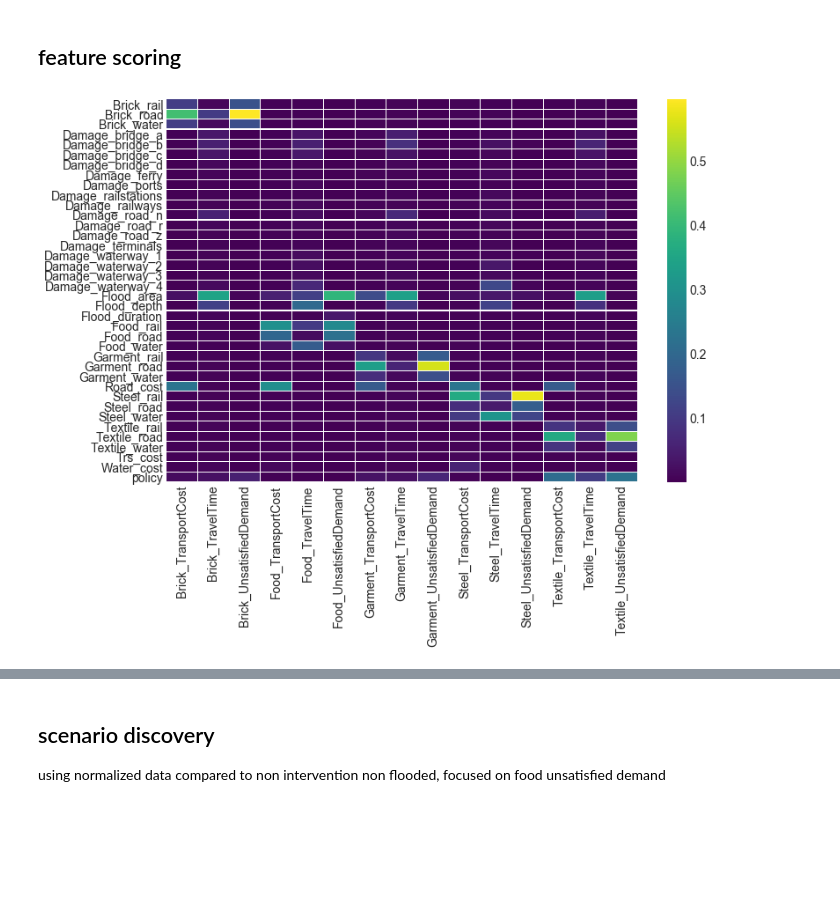
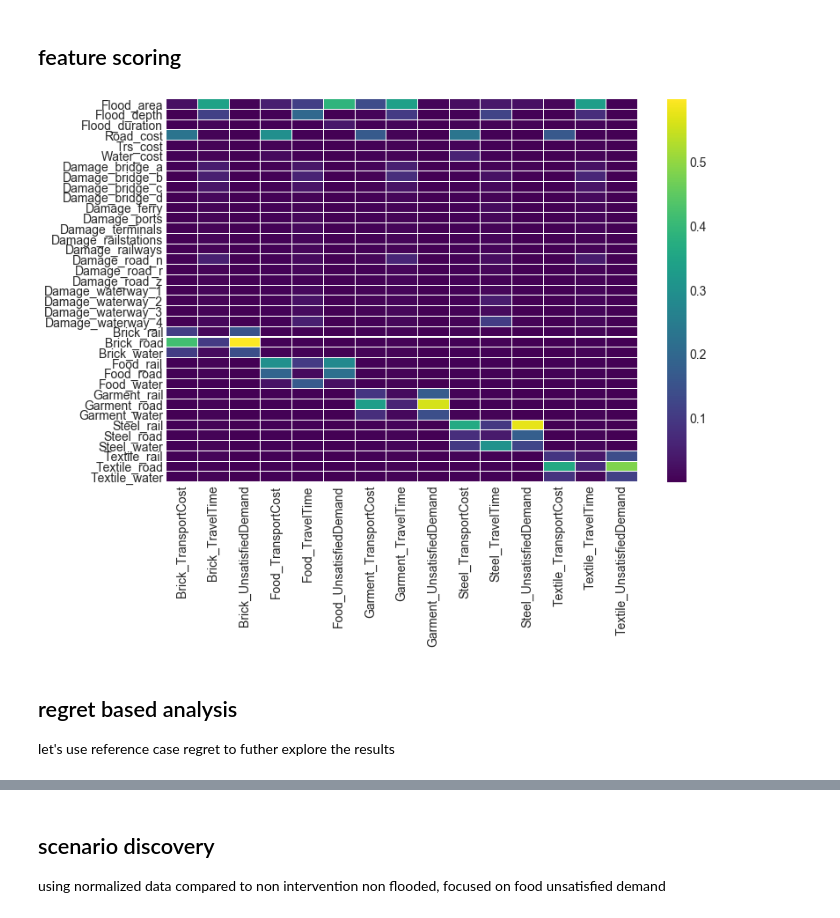
Before and after one commit to quaquel/bangladesh_roadtransport, a Jupyter notebook: simulation_model/analysis.ipynb, the cells around one changed output, grey strips where cells are left out. Saved outputs shown, nothing was run; the diff lists cells and outputs as text; code cells hidden in the pictures; blank space fills up the shorter version.

```diff
--- a/simulation_model/analysis.ipynb
+++ b/simulation_model/analysis.ipynb
@@ -56,19 +56,15 @@ sns.set_style('white')
 logical = experiments['policy']=='no intervention'
 experiments = experiments[logical]
 outcomes = {key:value[logical] for key, value in outcomes.items()}
+data = pd.DataFrame.from_dict(outcomes)
 
 fig, ax = plt.subplots()
-labels, data = zip(*[(key,outcomes[key]) for key in
-                     sorted(outcomes.keys())])
-data = [v for k,v in zip(labels, data)]
-ax.boxplot(data, labels=labels)
-ax.set_ylabel('impacts relative to non flooded')
-# ax.set_yscale('log')
-plt.xticks(rotation=90)
+
+sns.boxplot(data=data, ax=ax, orient='h')
+ax.set_xlabel('impacts relative to non flooded')
 sns.despine()
 
-change_fontsize(fig, 14)
+change_fontsize(fig, 18)
 save_fig(fig, './results/figs/', 'boxplot_no_intervention')
-
 plt.show()
 # %% [output]
@@ -289,20 +205,37 @@ plt.show()
 # %% [markdown]
 ## feature scoring
 # %%
-experiments, outcomes = load_results('./results/pff 6 floods 1000 experiments cleaned.tar.gz')
+# experiments, outcomes = load_results('./results/pff 6 floods 1000 experiments cleaned.tar.gz')
 
-experiments = rf.drop_fields(experiments, asrecarray=True, drop_names=['model'])
+x = rf.drop_fields(experiments, asrecarray=True, drop_names=['model'])
 
-fs = get_feature_scores_all(experiments, outcomes)
-fs = fs[sorted(fs.columns)]
+fs = get_feature_scores_all(x, outcomes)
+# %%
+fs = fs.reindex(['Flood_area', 'Flood_depth', 'Flood_duration',
+'Road_cost', 'Trs_cost','Water_cost',
+'Damage_bridge_a', 'Damage_bridge_b', 'Damage_bridge_c', 'Damage_bridge_d',
+'Damage_ferry', 'Damage_ports', 'Damage_terminals',
+'Damage_railstations', 'Damage_railways',
+'Damage_road_n', 'Damage_road_r', 'Damage_road_z',
+'Damage_waterway_1', 'Damage_waterway_2', 'Damage_waterway_3','Damage_waterway_4',
+'Brick_rail', 'Brick_road', 'Brick_water',
+'Food_rail', 'Food_road', 'Food_water',
+'Garment_rail', 'Garment_road', 'Garment_water',
+'Steel_rail', 'Steel_road', 'Steel_water',
+'Textile_rail', 'Textile_road', 'Textile_water'])
+fs = fs[sorted(fs.columns)]
 # %%
-fs
+
 sns.heatmap(fs, cmap='viridis',linewidths=.01)
 
 fig = plt.gcf()
 change_fontsize(fig)
 save_fig(fig, './results/figs/', '_fs_policies')
 
 plt.show()
 # %% [output]
-[figure, old version]
+[figure, new version]
+# %% [markdown]
+## regret based analysis
+
+let's use reference case regret to futher explore the results
```
Also changed, not shown: parts of 53 cells of this notebook, 44 other files.
